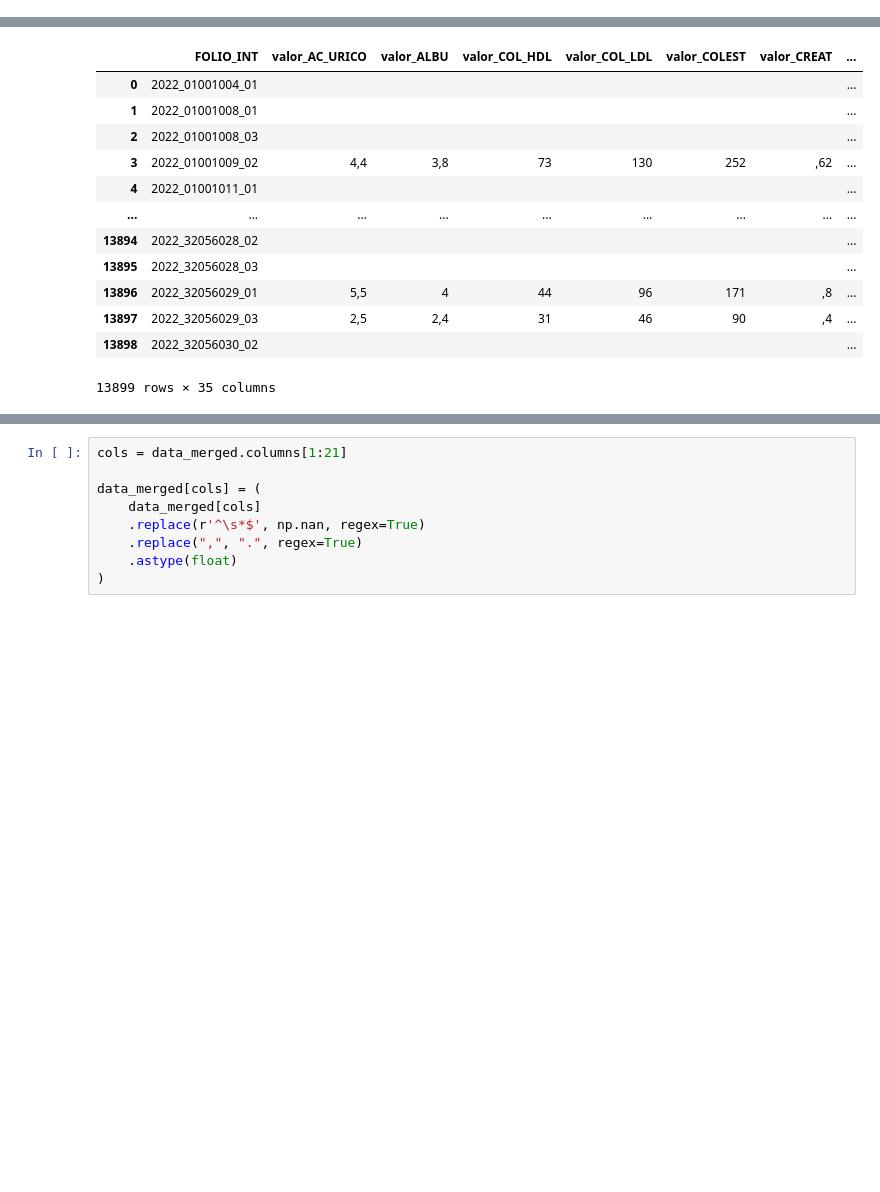
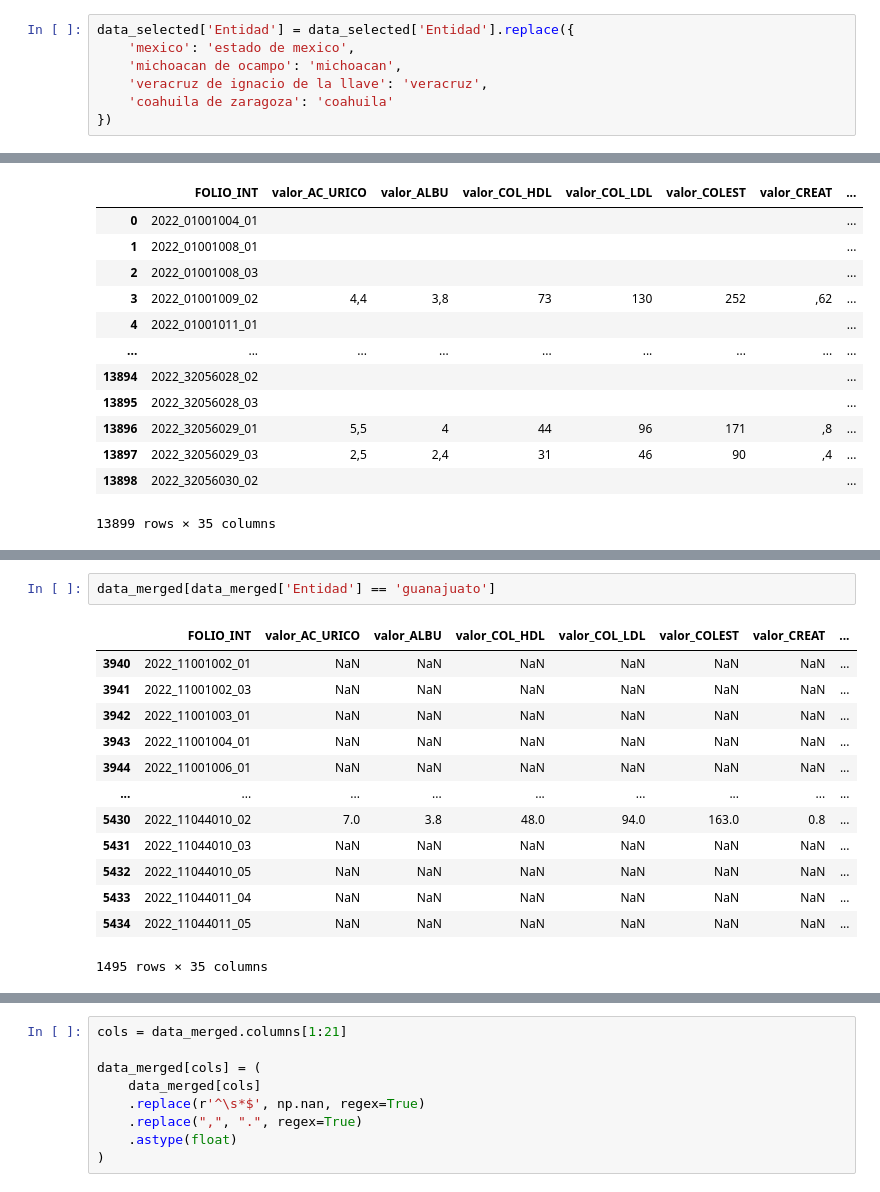
Before and after one commit to Gusty5/RBG_Contaminaci-nAmbientalYSalud, a Jupyter notebook: notebooks/ExploracionMedica.ipynb, the cells around one changed output, grey strips where cells are left out. Drawn from its saved outputs; the diff is of its cells as text; blank space fills up the shorter version.

```diff
--- a/notebooks/ExploracionMedica.ipynb
+++ b/notebooks/ExploracionMedica.ipynb
@@ -417,6 +417,13 @@ ent_mun[['Entidad', 'Municipio']].head()
 | 2 | aguascalientes | calvillo |
 | 3 | aguascalientes | cosio |
 | 4 | aguascalientes | el llano |
+# %%
+data_selected['Entidad'] = data_selected['Entidad'].replace({
+    'mexico': 'estado de mexico',
+    'michoacan de ocampo': 'michoacan',
+    'veracruz de ignacio de la llave': 'veracruz',
+    'coahuila de zaragoza': 'coahuila'
+})
 # %%
 data_merged = pd.merge(data_selected, ent_mun, on=['Entidad', 'Municipio'], how="left")
 data_merged
@@ -456,0 +478,16 @@ memory usage: 3.7+ MB
+# %%
+data_merged[data_merged['Entidad'] == 'guanajuato']
+# %% [output]
+|  | FOLIO_INT | valor_AC_URICO | valor_ALBU | valor_COL_HDL | valor_COL_LDL | valor_COLEST | valor_CREAT | ... |
+| 3940 | 2022_11001002_01 | NaN | NaN | NaN | NaN | NaN | NaN | ... |
+| 3941 | 2022_11001002_03 | NaN | NaN | NaN | NaN | NaN | NaN | ... |
+| 3942 | 2022_11001003_01 | NaN | NaN | NaN | NaN | NaN | NaN | ... |
+| 3943 | 2022_11001004_01 | NaN | NaN | NaN | NaN | NaN | NaN | ... |
+| 3944 | 2022_11001006_01 | NaN | NaN | NaN | NaN | NaN | NaN | ... |
+| ... | ... | ... | ... | ... | ... | ... | ... | ... |
+| 5430 | 2022_11044010_02 | 7.0 | 3.8 | 48.0 | 94.0 | 163.0 | 0.8 | ... |
+| 5431 | 2022_11044010_03 | NaN | NaN | NaN | NaN | NaN | NaN | ... |
+| 5432 | 2022_11044010_05 | NaN | NaN | NaN | NaN | NaN | NaN | ... |
+| 5433 | 2022_11044011_04 | NaN | NaN | NaN | NaN | NaN | NaN | ... |
+| 5434 | 2022_11044011_05 | NaN | NaN | NaN | NaN | NaN | NaN | ... |
+1495 rows × 35 columns
```
Also changed, not shown: parts of 6 cells of this notebook, 1 other file.
